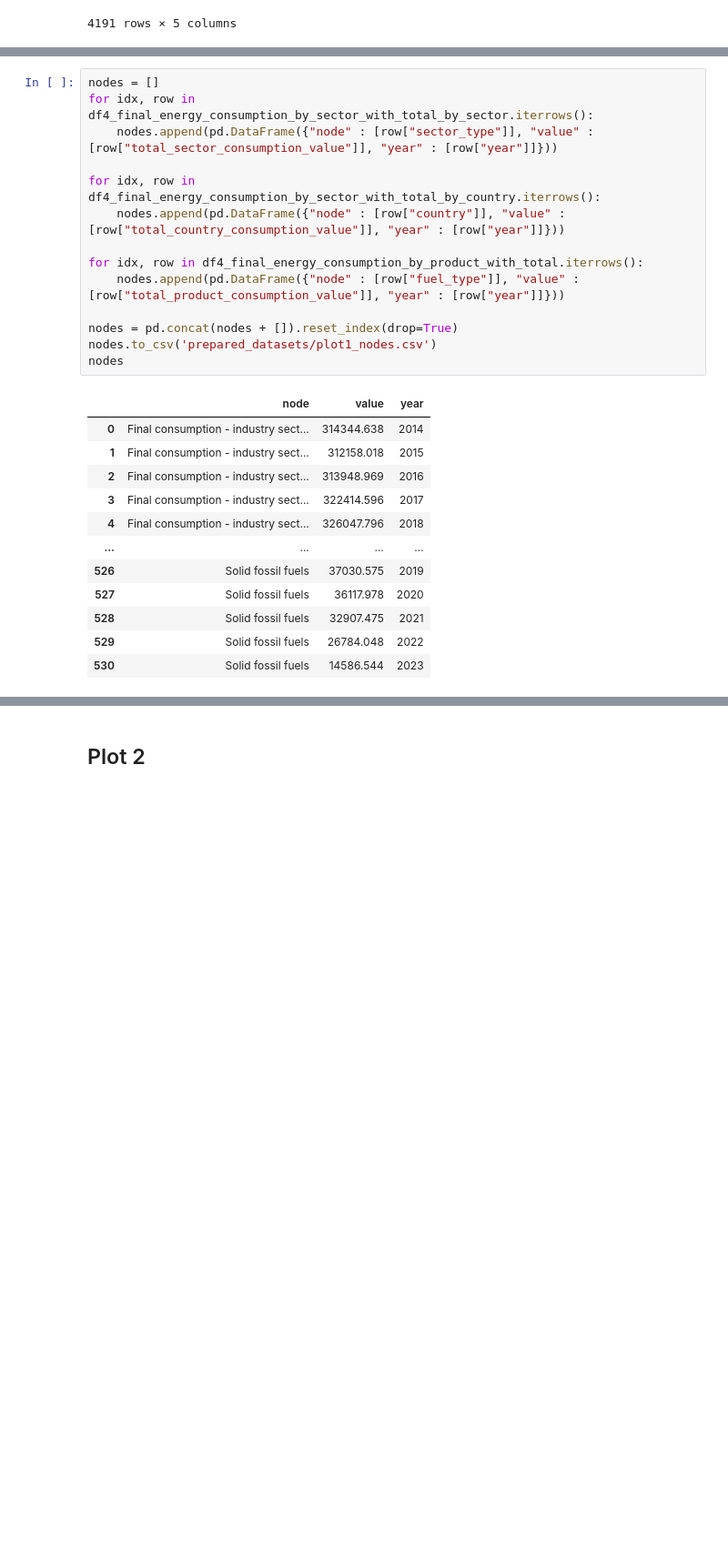
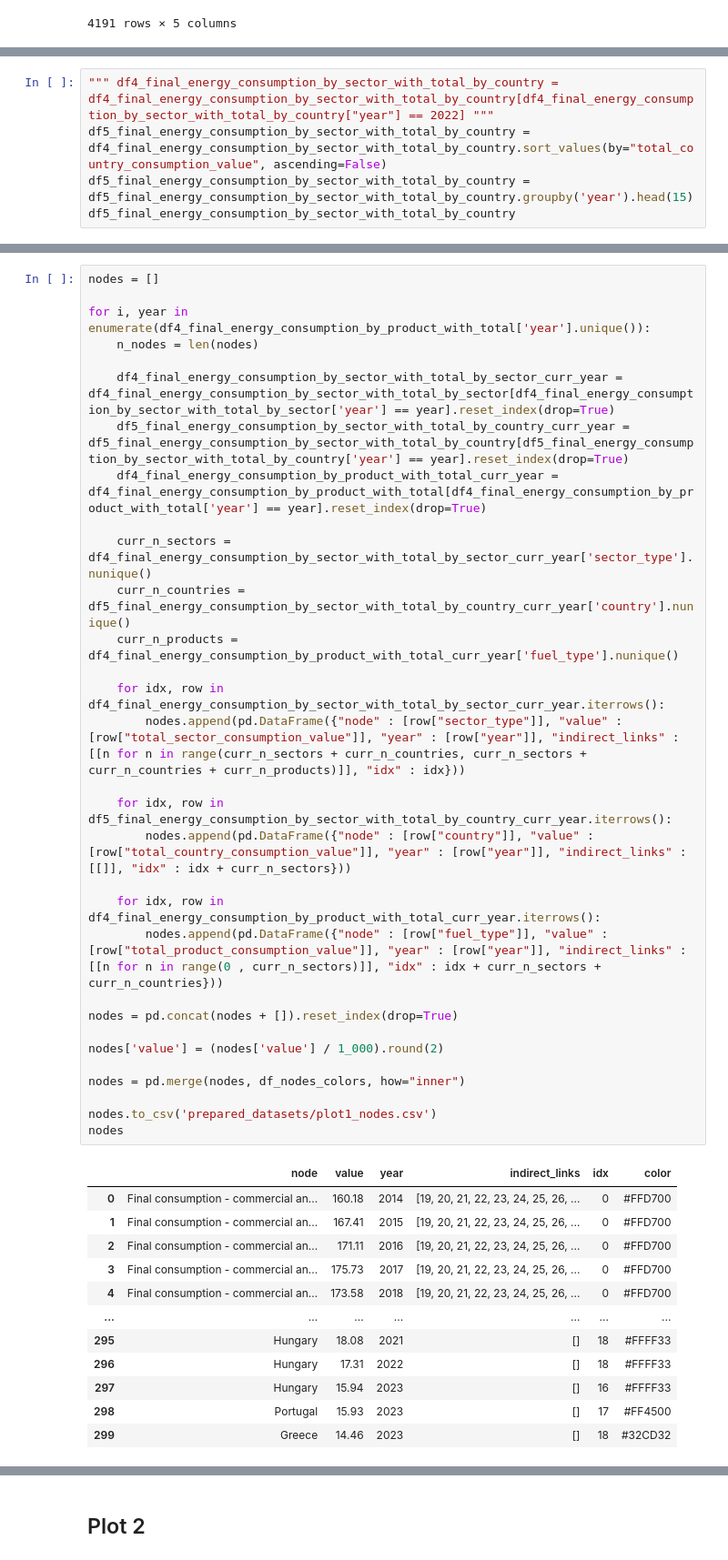
Before and after one commit to riccardocicala/Data_Visualization_Chart_Troopers, a Jupyter notebook: Stucchi/data_preparation.ipynb, the cells around one changed output, grey strips where cells are left out. Shown: that part at 91% size. Saved outputs shown, nothing was run; the diff lists cells and outputs as text; blank space fills up the shorter version.

```diff
--- a/Stucchi/data_preparation.ipynb
+++ b/Stucchi/data_preparation.ipynb
@@ -171,0 +177,5 @@ df5_final_energy_consumption_by_sector
+# %%
+""" df4_final_energy_consumption_by_sector_with_total_by_country = df4_final_energy_consumption_by_sector_with_total_by_country[df4_final_energy_consumption_by_sector_with_total_by_country["year"] == 2022] """
+df5_final_energy_consumption_by_sector_with_total_by_country = df4_final_energy_consumption_by_sector_with_total_by_country.sort_values(by="total_country_consumption_value", ascending=False)
+df5_final_energy_consumption_by_sector_with_total_by_country = df5_final_energy_consumption_by_sector_with_total_by_country.groupby('year').head(15)
+df5_final_energy_consumption_by_sector_with_total_by_country
@@ -172,27 +301,44 @@ df5_final_energy_consumption_by_sector
 # %%
 nodes = []
-for idx, row in df4_final_energy_consumption_by_sector_with_total_by_sector.iterrows():
-    nodes.append(pd.DataFrame({"node" : [row["sector_type"]], "value" : [row["total_sector_consumption_value"]], "year" : [row["year"]]}))
 
-for idx, row in df4_final_energy_consumption_by_sector_with_total_by_country.iterrows():
-    nodes.append(pd.DataFrame({"node" : [row["country"]], "value" : [row["total_country_consumption_value"]], "year" : [row["year"]]}))
+for i, year in enumerate(df4_final_energy_consumption_by_product_with_total['year'].unique()):
+    n_nodes = len(nodes)
 
-for idx, row in df4_final_energy_consumption_by_product_with_total.iterrows():
-    nodes.append(pd.DataFrame({"node" : [row["fuel_type"]], "value" : [row["total_product_consumption_value"]], "year" : [row["year"]]}))
+    df4_final_energy_consumption_by_sector_with_total_by_sector_curr_year = df4_final_energy_consumption_by_sector_with_total_by_sector[df4_final_energy_consumption_by_sector_with_total_by_sector['year'] == year].reset_index(drop=True)
+    df5_final_energy_consumption_by_sector_with_total_by_country_curr_year = df5_final_energy_consumption_by_sector_with_total_by_country[df5_final_energy_consumption_by_sector_with_total_by_country['year'] == year].reset_index(drop=True)
+    df4_final_energy_consumption_by_product_with_total_curr_year = df4_final_energy_consumption_by_product_with_total[df4_final_energy_consumption_by_product_with_total['year'] == year].reset_index(drop=True)
+
+    curr_n_sectors = df4_final_energy_consumption_by_sector_with_total_by_sector_curr_year['sector_type'].nunique()
+    curr_n_countries = df5_final_energy_consumption_by_sector_with_total_by_country_curr_year['country'].nunique()
+    curr_n_products = df4_final_energy_consumption_by_product_with_total_curr_year['fuel_type'].nunique()
+
+    for idx, row in df4_final_energy_consumption_by_sector_with_total_by_sector_curr_year.iterrows():
+        nodes.append(pd.DataFrame({"node" : [row["sector_type"]], "value" : [row["total_sector_consumption_value"]], "year" : [row["year"]], "indirect_links" : [[n for n in range(curr_n_sectors + curr_n_countries, curr_n_sectors + curr_n_countries + curr_n_products)]], "idx" : idx}))
+
+    for idx, row in df5_final_energy_consumption_by_sector_with_total_by_country_curr_year.iterrows():
+        nodes.append(pd.DataFrame({"node" : [row["country"]], "value" : [row["total_country_consumption_value"]], "year" : [row["year"]], "indirect_links" : [[]], "idx" : idx + curr_n_sectors}))
+
+    for idx, row in df4_final_energy_consumption_by_product_with_total_curr_year.iterrows():
+        nodes.append(pd.DataFrame({"node" : [row["fuel_type"]], "value" : [row["total_product_consumption_value"]], "year" : [row["year"]], "indirect_links" : [[n for n in range(0 , curr_n_sectors)]], "idx" : idx + curr_n_sectors + curr_n_countries}))
 
 nodes = pd.concat(nodes + []).reset_index(drop=True)
+
+nodes['value'] = (nodes['value'] / 1_000).round(2)
+
+nodes = pd.merge(nodes, df_nodes_colors, how="inner")
+
 nodes.to_csv('prepared_datasets/plot1_nodes.csv')
 nodes
 # %% [output]
-|  | node | value | year |
-| 0 | Final consumption - industry sect... | 314344.638 | 2014 |
-| 1 | Final consumption - industry sect... | 312158.018 | 2015 |
-| 2 | Final consumption - industry sect... | 313948.969 | 2016 |
-| 3 | Final consumption - industry sect... | 322414.596 | 2017 |
-| 4 | Final consumption - industry sect... | 326047.796 | 2018 |
-| ... | ... | ... | ... |
-| 526 | Solid fossil fuels | 37030.575 | 2019 |
-| 527 | Solid fossil fuels | 36117.978 | 2020 |
-| 528 | Solid fossil fuels | 32907.475 | 2021 |
-| 529 | Solid fossil fuels | 26784.048 | 2022 |
-| 530 | Solid fossil fuels | 14586.544 | 2023 |
+|  | node | value | year | indirect_links | idx | color |
+| 0 | Final consumption - commercial an... | 160.18 | 2014 | [19, 20, 21, 22, 23, 24, 25, 26, ... | 0 | #FFD700 |
+| 1 | Final consumption - commercial an... | 167.41 | 2015 | [19, 20, 21, 22, 23, 24, 25, 26, ... | 0 | #FFD700 |
+| 2 | Final consumption - commercial an... | 171.11 | 2016 | [19, 20, 21, 22, 23, 24, 25, 26, ... | 0 | #FFD700 |
+| 3 | Final consumption - commercial an... | 175.73 | 2017 | [19, 20, 21, 22, 23, 24, 25, 26, ... | 0 | #FFD700 |
+| 4 | Final consumption - commercial an... | 173.58 | 2018 | [19, 20, 21, 22, 23, 24, 25, 26, ... | 0 | #FFD700 |
+| ... | ... | ... | ... | ... | ... | ... |
+| 295 | Hungary | 18.08 | 2021 | [] | 18 | #FFFF33 |
+| 296 | Hungary | 17.31 | 2022 | [] | 18 | #FFFF33 |
+| 297 | Hungary | 15.94 | 2023 | [] | 16 | #FFFF33 |
+| 298 | Portugal | 15.93 | 2023 | [] | 17 | #FF4500 |
+| 299 | Greece | 14.46 | 2023 | [] | 18 | #32CD32 |
```
Also changed, not shown: parts of 21 cells of this notebook, 12 other files.
